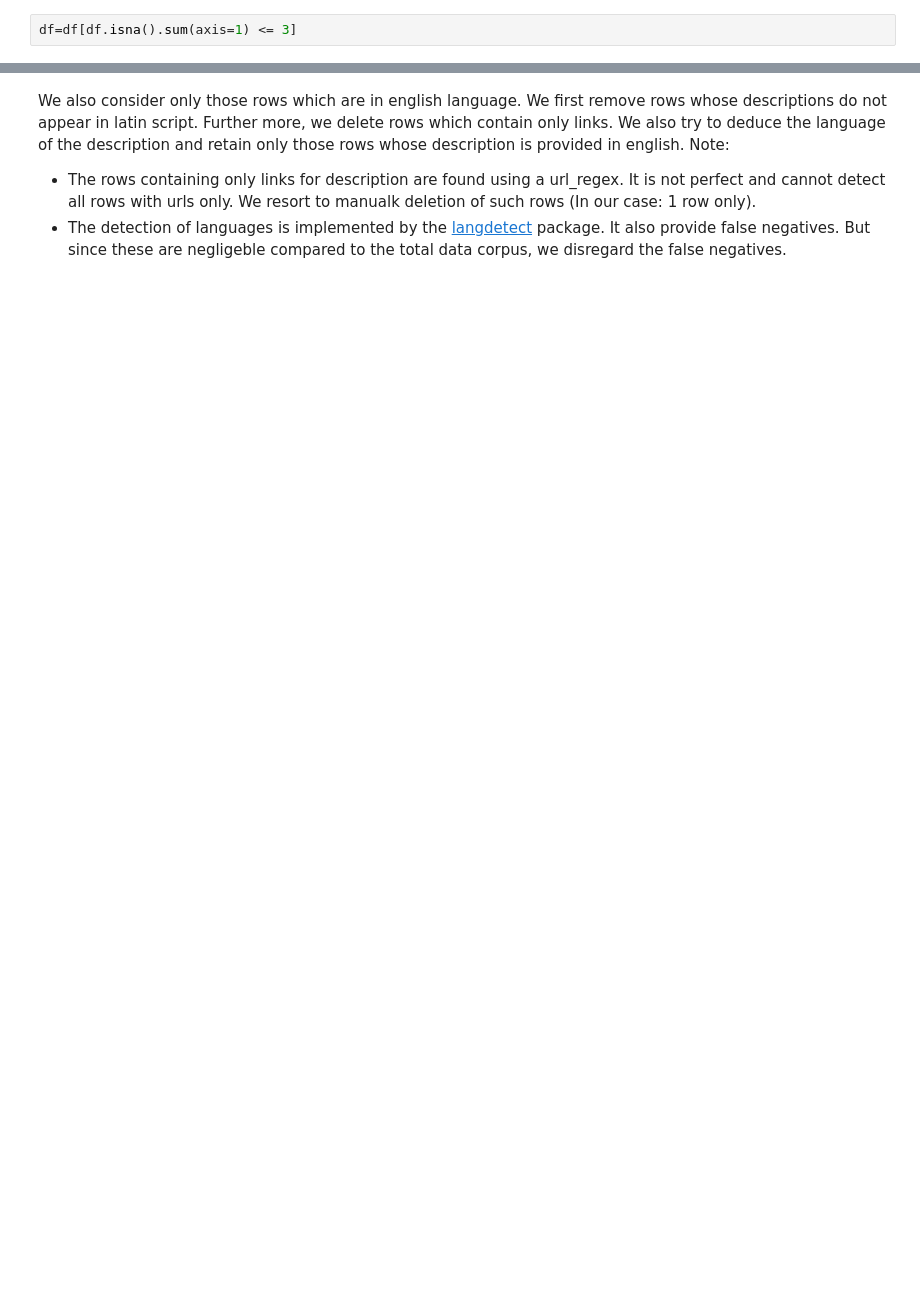
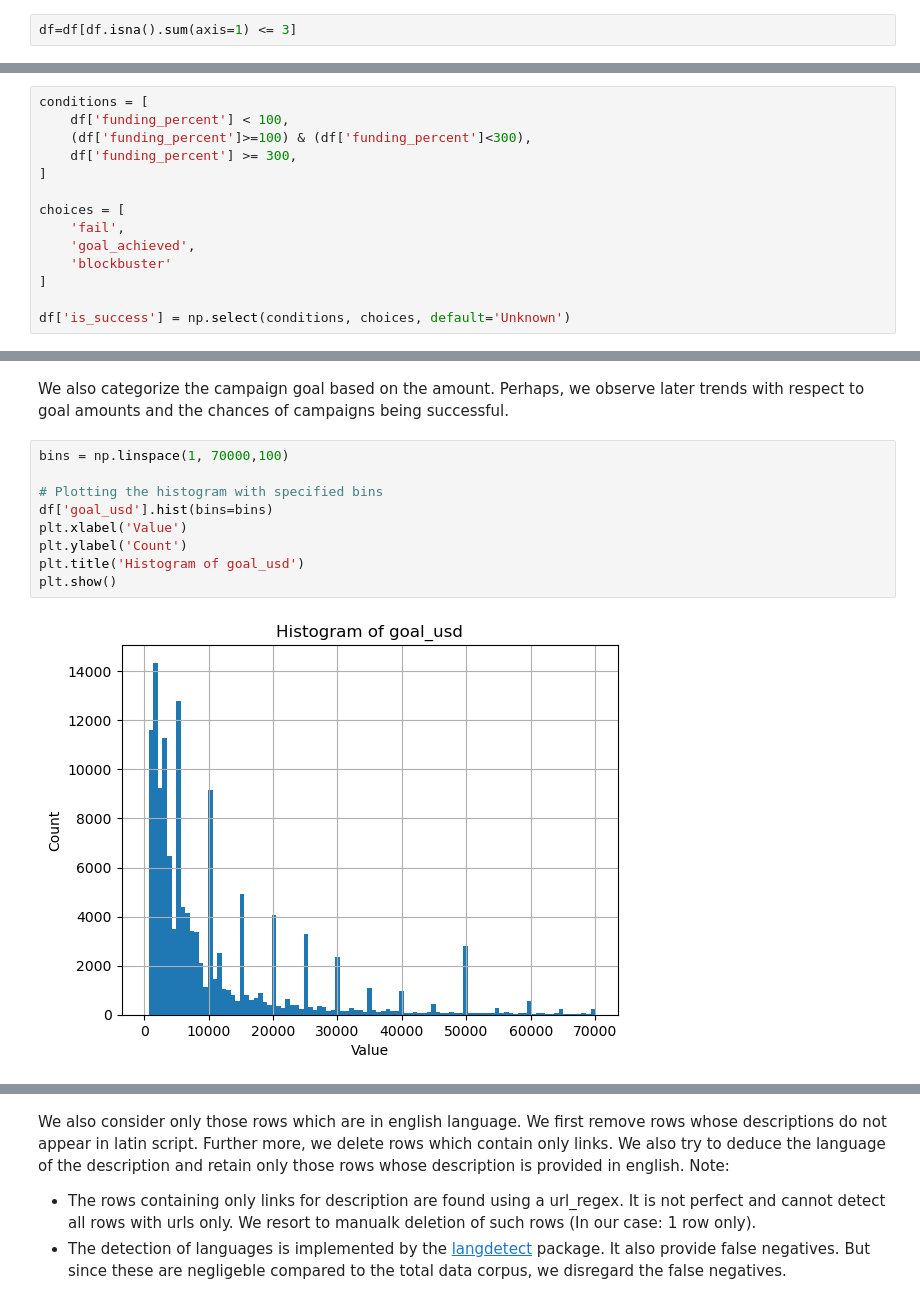
Before and after one commit to joss-thu/sustainability-kickstarter-campaigns, a Jupyter notebook: 01.Dataset_Prep.ipynb, the cells around one changed output, grey strips where cells are left out. Saved outputs shown, nothing was run; the diff lists cells and outputs as text; blank space fills up the shorter version.

```diff
--- a/01.Dataset_Prep.ipynb
+++ b/01.Dataset_Prep.ipynb
@@ -272,0 +329,14 @@ df=df[all_nbr]
+# %%
+conditions = [
+    df['funding_percent'] < 100,
+    (df['funding_percent']>=100) & (df['funding_percent']<300),
+    df['funding_percent'] >= 300,
+]
+
+choices = [
+    'fail',
+    'goal_achieved',
+    'blockbuster'
+]
+
+df['is_success'] = np.select(conditions, choices, default='Unknown')
@@ -272,0 +351,13 @@ df=df[all_nbr]
+# %% [markdown]
+We also categorize the campaign goal based on the amount. Perhaps, we observe later trends with respect to goal amounts and the chances of campaigns being successful.
+# %%
+bins = np.linspace(1, 70000,100)
+
+# Plotting the histogram with specified bins
+df['goal_usd'].hist(bins=bins)
+plt.xlabel('Value')
+plt.ylabel('Count')
+plt.title('Histogram of goal_usd')
+plt.show()
+# %% [output]
+[figure, added]
```
Also changed, not shown: parts of 29 cells of this notebook, 1 other file.
